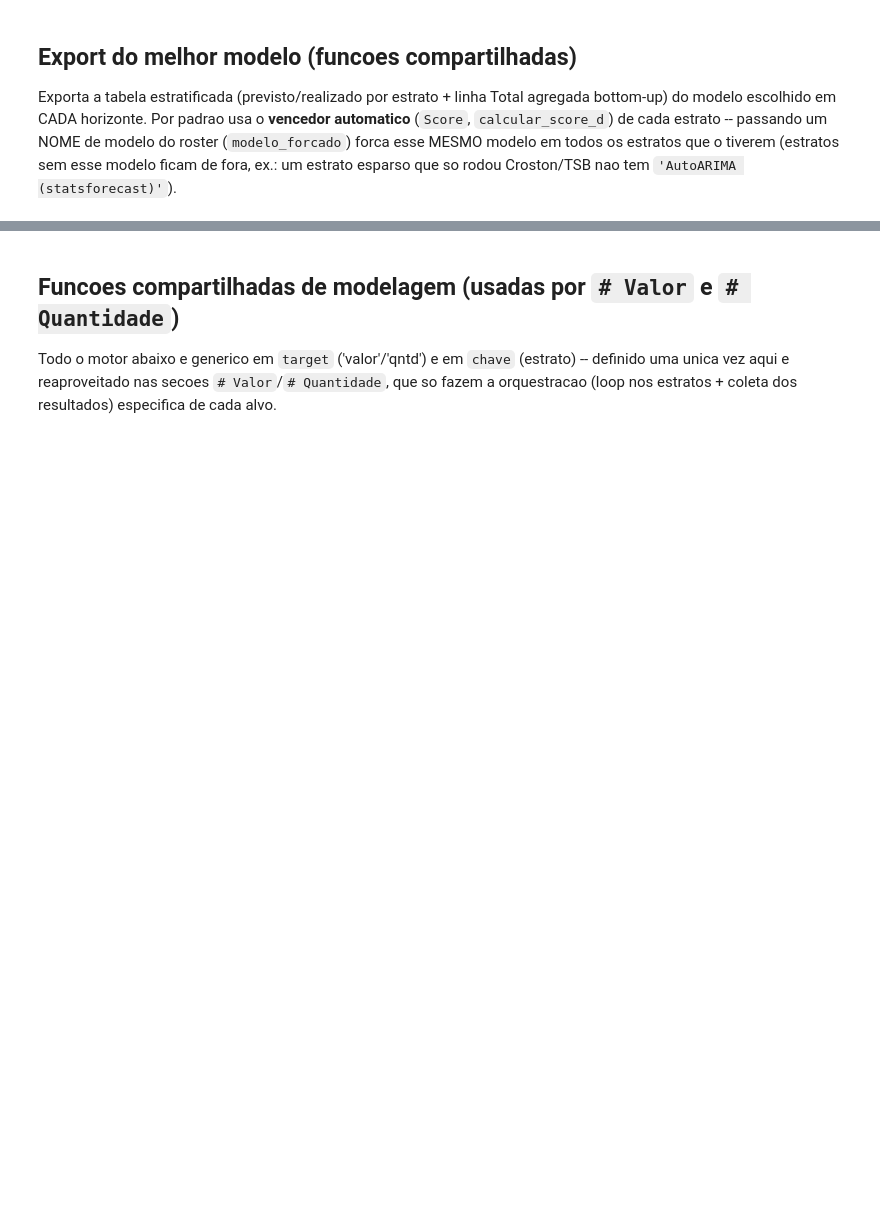
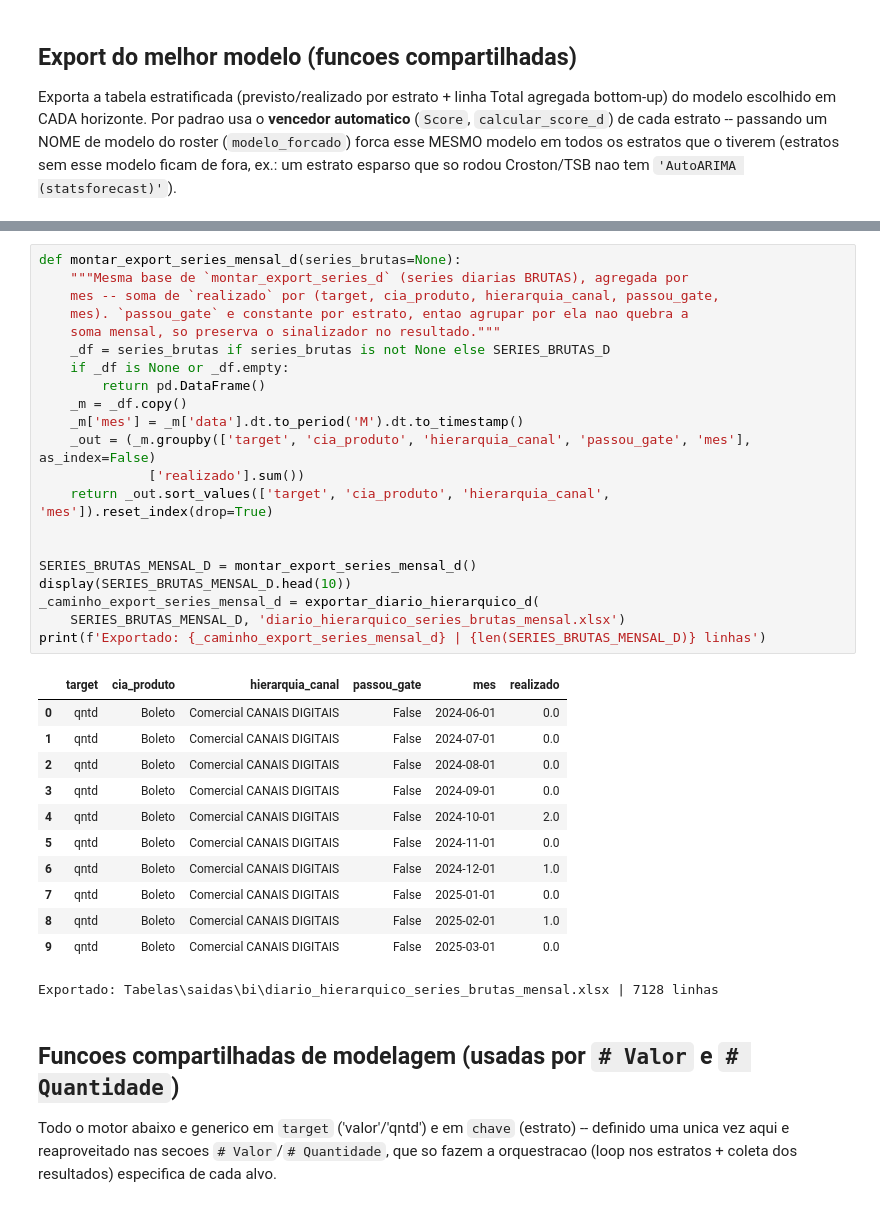
Before and after one commit to Daniel-Alexandre-Ramazzotte/Modelo-Vendas-Diario, a Jupyter notebook: scripts/experimentos/experimento_diario_hierarquico.ipynb, the cells around one changed output, grey strips where cells are left out. Cells and saved outputs as stored; diff of their text form; blank space fills up the shorter version.

```diff
--- a/scripts/experimentos/experimento_diario_hierarquico.ipynb
+++ b/scripts/experimentos/experimento_diario_hierarquico.ipynb
@@ -617,3 +836,37 @@ def montar_export_traj_d(target, nowcasts_por_estrato, vencedores, modelo_forcad
+# %%
+def montar_export_series_mensal_d(series_brutas=None):
+    """Mesma base de `montar_export_series_d` (series diarias BRUTAS), agregada por
+    mes -- soma de `realizado` por (target, cia_produto, hierarquia_canal, passou_gate,
+    mes). `passou_gate` e constante por estrato, entao agrupar por ela nao quebra a
+    soma mensal, so preserva o sinalizador no resultado."""
+    _df = series_brutas if series_brutas is not None else SERIES_BRUTAS_D
+    if _df is None or _df.empty:
+        return pd.DataFrame()
+    _m = _df.copy()
+    _m['mes'] = _m['data'].dt.to_period('M').dt.to_timestamp()
+    _out = (_m.groupby(['target', 'cia_produto', 'hierarquia_canal', 'passou_gate', 'mes'], as_index=False)
+              ['realizado'].sum())
+    return _out.sort_values(['target', 'cia_produto', 'hierarquia_canal', 'mes']).reset_index(drop=True)
+
+
+SERIES_BRUTAS_MENSAL_D = montar_export_series_mensal_d()
+display(SERIES_BRUTAS_MENSAL_D.head(10))
+_caminho_export_series_mensal_d = exportar_diario_hierarquico_d(
+    SERIES_BRUTAS_MENSAL_D, 'diario_hierarquico_series_brutas_mensal.xlsx')
+print(f'Exportado: {_caminho_export_series_mensal_d} | {len(SERIES_BRUTAS_MENSAL_D)} linhas')
+# %% [output]
+|  | target | cia_produto | hierarquia_canal | passou_gate | mes | realizado |
+| 0 | qntd | Boleto | Comercial CANAIS DIGITAIS | False | 2024-06-01 | 0.0 |
+| 1 | qntd | Boleto | Comercial CANAIS DIGITAIS | False | 2024-07-01 | 0.0 |
+| 2 | qntd | Boleto | Comercial CANAIS DIGITAIS | False | 2024-08-01 | 0.0 |
+| 3 | qntd | Boleto | Comercial CANAIS DIGITAIS | False | 2024-09-01 | 0.0 |
+| 4 | qntd | Boleto | Comercial CANAIS DIGITAIS | False | 2024-10-01 | 2.0 |
+| 5 | qntd | Boleto | Comercial CANAIS DIGITAIS | False | 2024-11-01 | 0.0 |
+| 6 | qntd | Boleto | Comercial CANAIS DIGITAIS | False | 2024-12-01 | 1.0 |
+| 7 | qntd | Boleto | Comercial CANAIS DIGITAIS | False | 2025-01-01 | 0.0 |
+| 8 | qntd | Boleto | Comercial CANAIS DIGITAIS | False | 2025-02-01 | 1.0 |
+| 9 | qntd | Boleto | Comercial CANAIS DIGITAIS | False | 2025-03-01 | 0.0 |
+Exportado: Tabelas\saidas\bi\diario_hierarquico_series_brutas_mensal.xlsx | 7128 linhas
 # %% [markdown]
 ## Funcoes compartilhadas de modelagem (usadas por `# Valor` e `# Quantidade`)
 
```
Also changed, not shown: parts of 141 cells of this notebook, 7 other files.
